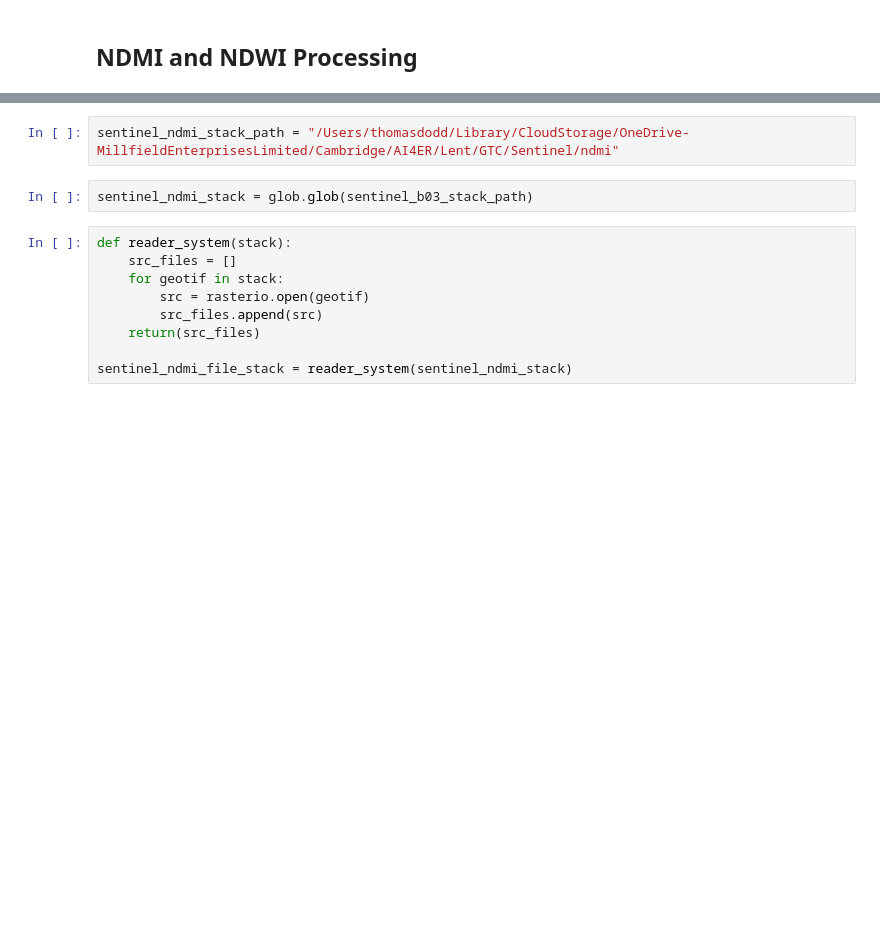
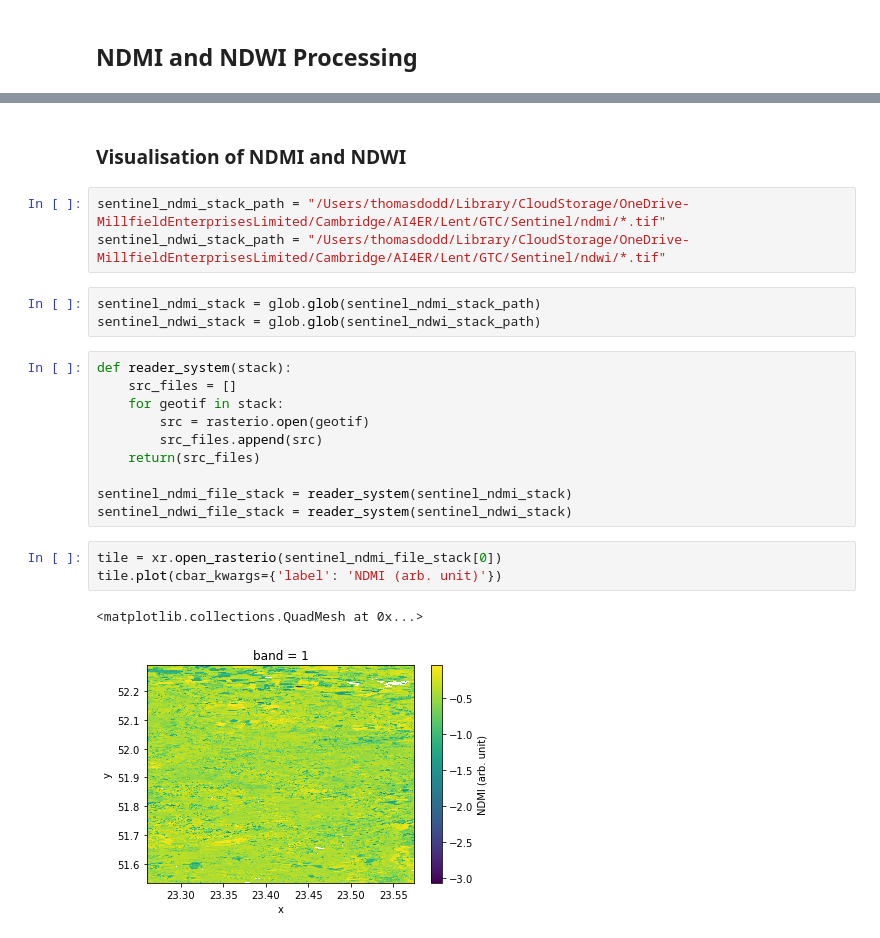
Before and after one commit to ai4er-cdt/WildfireDistribution, a Jupyter notebook: notebooks/exploratory/1.0_td_sentinel_plotting.ipynb, the cells around one changed output, grey strips where cells are left out. Cells and saved outputs as stored; diff of their text form; blank space fills up the shorter version.

```diff
--- a/notebooks/exploratory/1.0_td_sentinel_plotting.ipynb
+++ b/notebooks/exploratory/1.0_td_sentinel_plotting.ipynb
@@ -114,7 +136,11 @@ for _,__ in zip(sentinel_b08_filelist, sentinel_b11_filelist):
+# %% [markdown]
+### Visualisation of NDMI and NDWI
 # %%
-sentinel_ndmi_stack_path = "/Users/thomasdodd/Library/CloudStorage/OneDrive-MillfieldEnterprisesLimited/Cambridge/AI4ER/Lent/GTC/Sentinel/ndmi"
+sentinel_ndmi_stack_path = "/Users/thomasdodd/Library/CloudStorage/OneDrive-MillfieldEnterprisesLimited/Cambridge/AI4ER/Lent/GTC/Sentinel/ndmi/*.tif"
+sentinel_ndwi_stack_path = "/Users/thomasdodd/Library/CloudStorage/OneDrive-MillfieldEnterprisesLimited/Cambridge/AI4ER/Lent/GTC/Sentinel/ndwi/*.tif"
 # %%
-sentinel_ndmi_stack = glob.glob(sentinel_b03_stack_path)
+sentinel_ndmi_stack = glob.glob(sentinel_ndmi_stack_path)
+sentinel_ndwi_stack = glob.glob(sentinel_ndwi_stack_path)
 # %%
 def reader_system(stack):
     src_files = []
@@ -124,3 +150,10 @@ def reader_system(stack):
     return(src_files)
 
 sentinel_ndmi_file_stack = reader_system(sentinel_ndmi_stack)
+sentinel_ndwi_file_stack = reader_system(sentinel_ndwi_stack)
+# %%
+tile = xr.open_rasterio(sentinel_ndmi_file_stack[0])
+tile.plot(cbar_kwargs={'label': 'NDMI (arb. unit)'})
+# %% [output]
+<matplotlib.collections.QuadMesh at 0x...>
+[figure, added]
```
Also changed, not shown: parts of 9 cells of this notebook, 3 other files.
